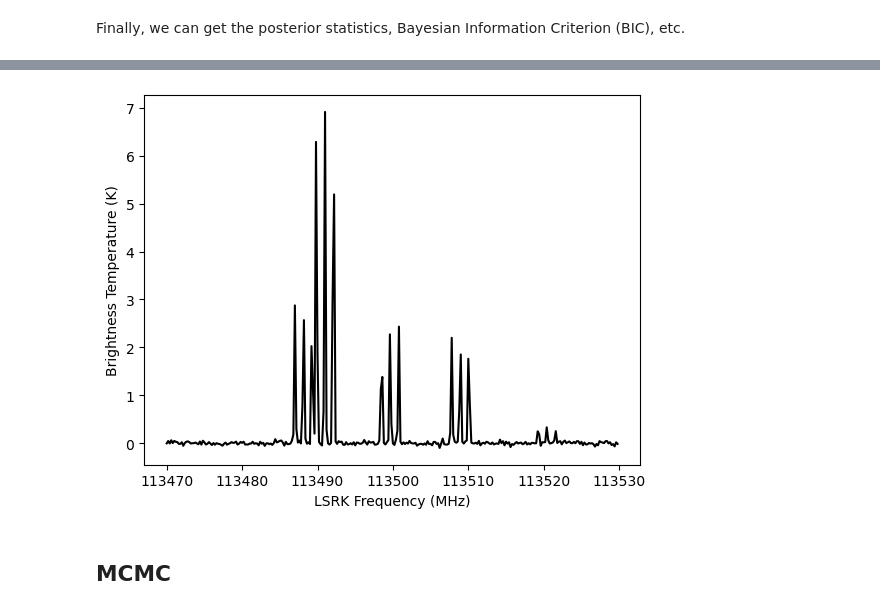
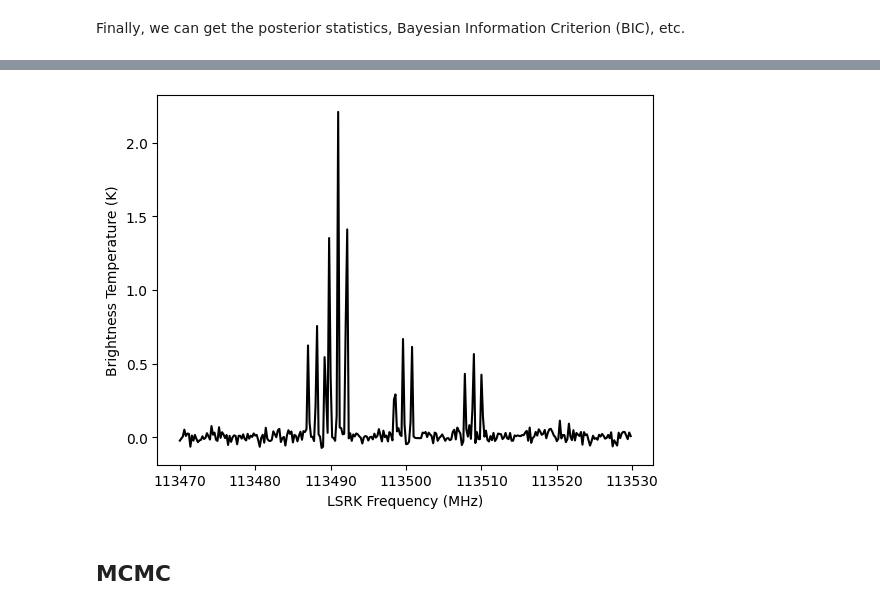
Before and after one commit to tvwenger/bayes_cn_hfs, a Jupyter notebook: docs/source/notebooks/hfs_lte_model.ipynb, the cells around one changed output, grey strips where cells are left out. Cells and saved outputs as stored; diff of their text form; code cells hidden in the pictures.

```diff
--- a/docs/source/notebooks/hfs_lte_model.ipynb
+++ b/docs/source/notebooks/hfs_lte_model.ipynb
@@ -446,36 +457,41 @@ model = HFSLTEModel(
     mol_weight=weight_12CN, # molecular weight
     mol_data=mol_data_12CN, # molecular data
     bg_temp = 2.7, # assumed background temperature (K)
+    Beff = 1.0, # beam efficiency
+    Feff = 1.0, # forward efficiency
     n_clouds=n_clouds,
     baseline_degree=baseline_degree,
     seed=1234,
     verbose=True
 )
 model.add_priors(
     prior_tau_total = 1.0, # width of total optical depth prior
     prior_log10_Tkin = [1.5, 0.2], # mean and width of log10(Tkin) prior (K)
     prior_velocity = [0.0, 3.0], # mean and width of velocity prior (km/s)
     prior_fwhm_nonthermal = None, # do not include non-thermal broadening
     prior_fwhm_L = 1.0, # width of latent Lorentzian FWHM prior (km/s)
-    fix_tau_total = False, # do not assume tau_total
+    prior_rms = None, # do not infer spectral rms
+    prior_baseline_coeffs = None, # default baseline priors
+    fix_tau_total = None, # do not assume tau_total
+    fix_log10_Tkin = None, # do not assume Tkin
     ordered = False, # do not assume optically-thin
 )
 model.add_likelihood()
 
 sim_brightness = model.model.observation.eval({
-    "tau_total": [1.0, 2.0, 0.5],
+    "tau_total": [0.25, 0.5, 0.1],
     "log10_Tkin": [1.5, 1.25, 1.75],
     "velocity": [-3.0, 0.0, 3.0],
     "baseline_observation_norm": [0.0],
     "fwhm_L": 0.0,
 })
 
 # Plot the simulated data
 plt.plot(dummy_data["observation"].spectral, sim_brightness, 'k-')
 plt.xlabel(dummy_data["observation"].xlabel)
 _ = plt.ylabel(dummy_data["observation"].ylabel)
 # %% [output]
-[figure, old version]
+[figure, new version]
 # %%
 # Now we pack the simulated spectrum into a new SpecData instance
 observation = SpecData(
```
Also changed, not shown: parts of 40 cells of this notebook, 18 other files.
